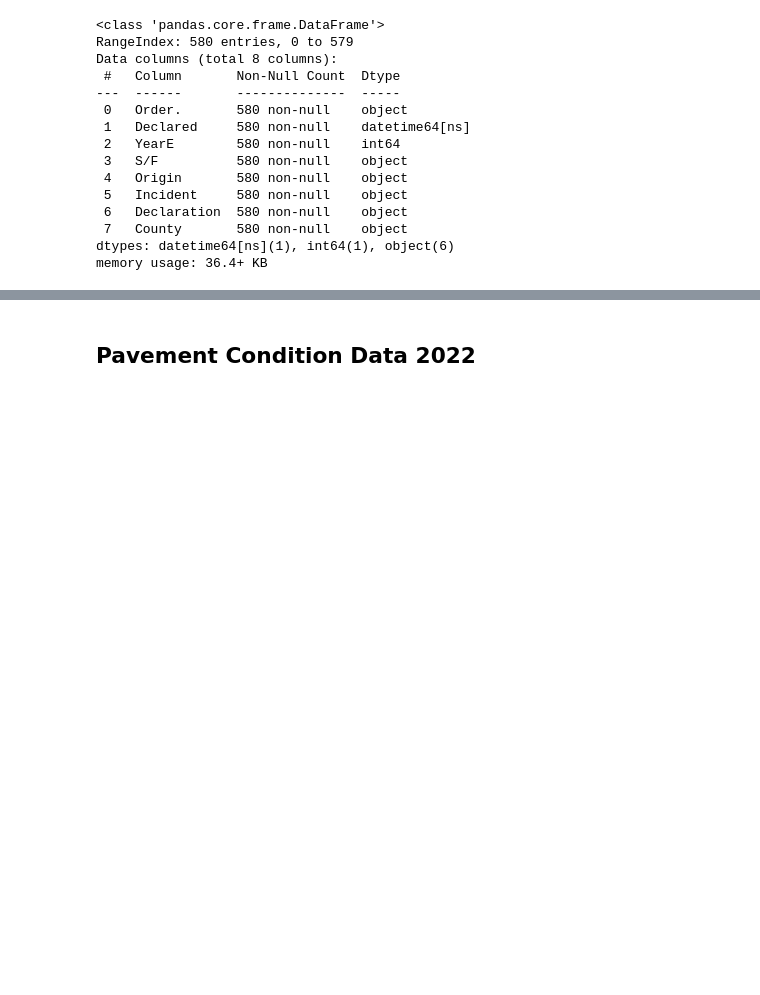
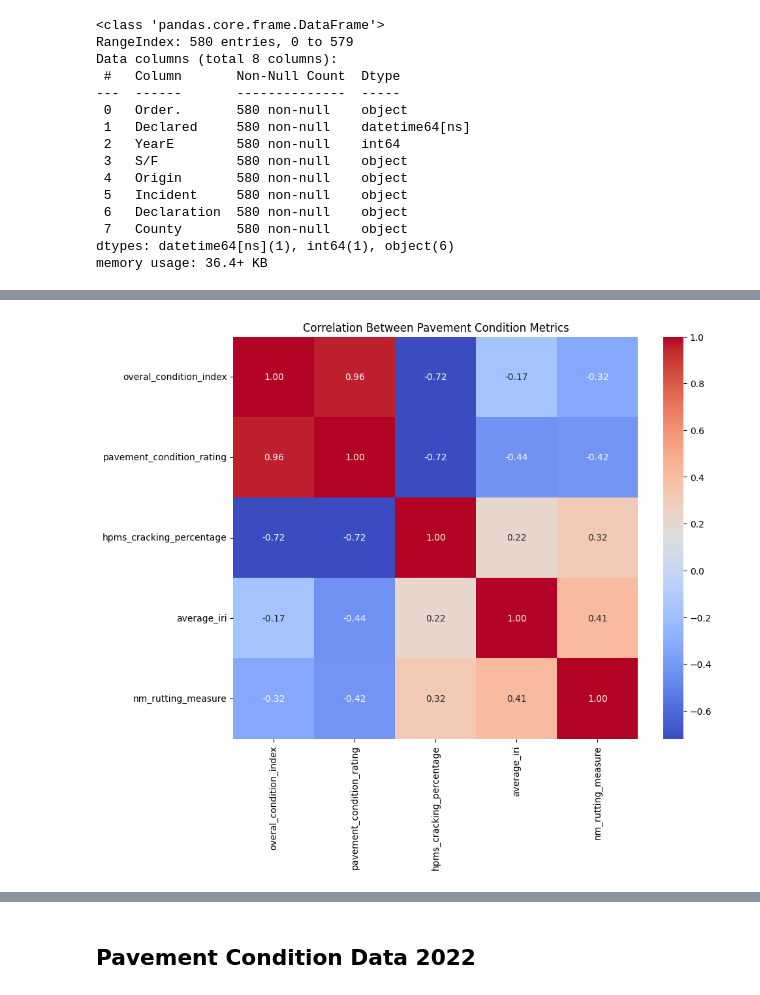
Before and after one commit to seunshix/pavement_infrastructure, a Jupyter notebook: notebooks/01_eda_pavement.ipynb, the cells around one changed output, grey strips where cells are left out. Cells and saved outputs as stored; diff of their text form; code cells hidden in the pictures; blank space fills up the shorter version.

```diff
--- a/notebooks/01_eda_pavement.ipynb
+++ b/notebooks/01_eda_pavement.ipynb
@@ -292,0 +689,25 @@ master_maintenance_log.head()
+# %%
+# Select the numeric condition columns you want to compare
+condition_metrics = pavement_condition_master[[
+    'overal_condition_index',
+    'pavement_condition_rating',
+    'hpms_cracking_percentage',
+    'average_iri',
+    'nm_rutting_measure'
+]]
+
+# Calculate the correlation matrix
+correlation_matrix = condition_metrics.corr()
+
+# Create the heatmap
+plt.figure(figsize=(10, 8))
+sns.heatmap(
+    correlation_matrix,
+    annot=True, # Show the correlation values on the map
+    cmap='coolwarm', # Use a color scheme that highlights positive/negative correlations
+    fmt='.2f' # Format numbers to two decimal places
+)
+plt.title('Correlation Between Pavement Condition Metrics')
+plt.show()
+# %% [output]
+[figure, added]
```
Also changed, not shown: parts of 59 cells of this notebook, 10 other files.
